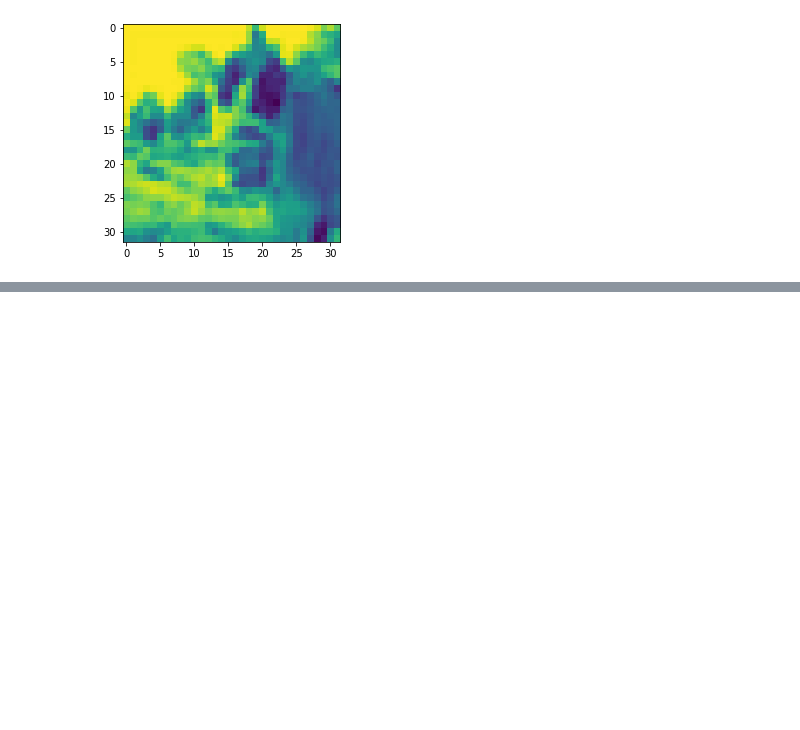
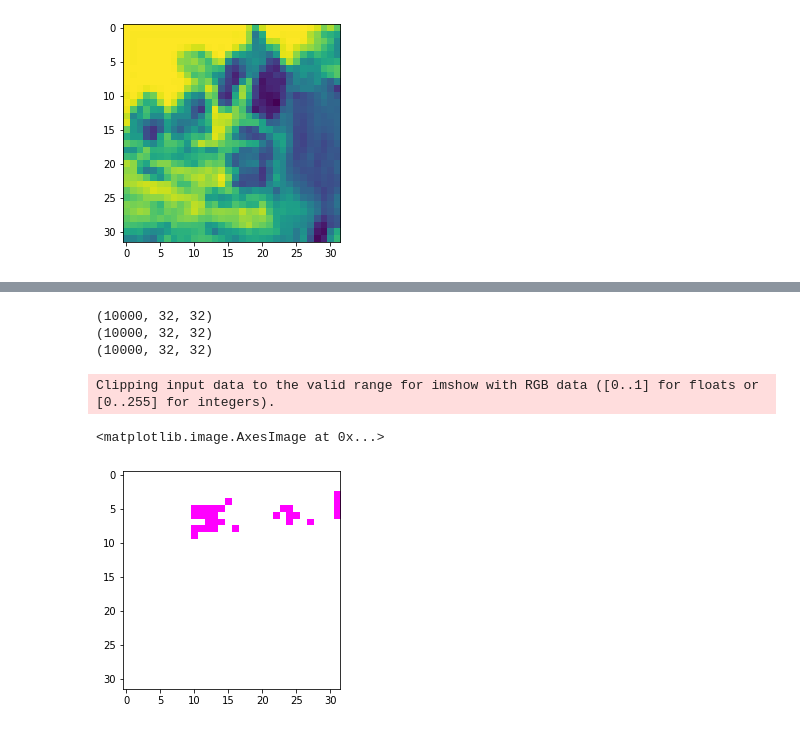
Before and after one commit to ParthMahadik/Neural-Cryptography, a Jupyter notebook: Data Proprocessing.ipynb, the cells around one changed output, grey strips where cells are left out. Drawn from its saved outputs; the diff is of its cells as text; code cells hidden in the pictures; blank space fills up the shorter version.

```diff
--- a/Data Proprocessing.ipynb
+++ b/Data Proprocessing.ipynb
@@ -46,0 +220,24 @@ plt.imshow(X_train_value[0])
+# %%
+X_test_saturation.reshape(10000, 32, 32)
+hue_decoded = hue_decoded.reshape(10000, 32, 32)
+value_decoded = value_decoded.reshape(10000, 32, 32)
+# %%
+print(value_decoded.shape);
+print(hue_decoded.shape);
+print(X_test_saturation.shape);
+# %% [output]
+(10000, 32, 32)
+(10000, 32, 32)
+(10000, 32, 32)
+# %%
+example_image = [hue_decoded[0], X_test_saturation[0], value_decoded[0]]
+# %%
+example_image= np.array(example_image)
+# %%
+example_image = np.transpose(example_image, (1, 2, 0))
+# %%
+plt.imshow(example_image)
+# %% [output]
+Clipping input data to the valid range for imshow with RGB data ([0..1] for floats or [0..255] for integers).
+<matplotlib.image.AxesImage at 0x...>
+[figure, added]
```
Also changed, not shown: parts of 26 cells of this notebook.
